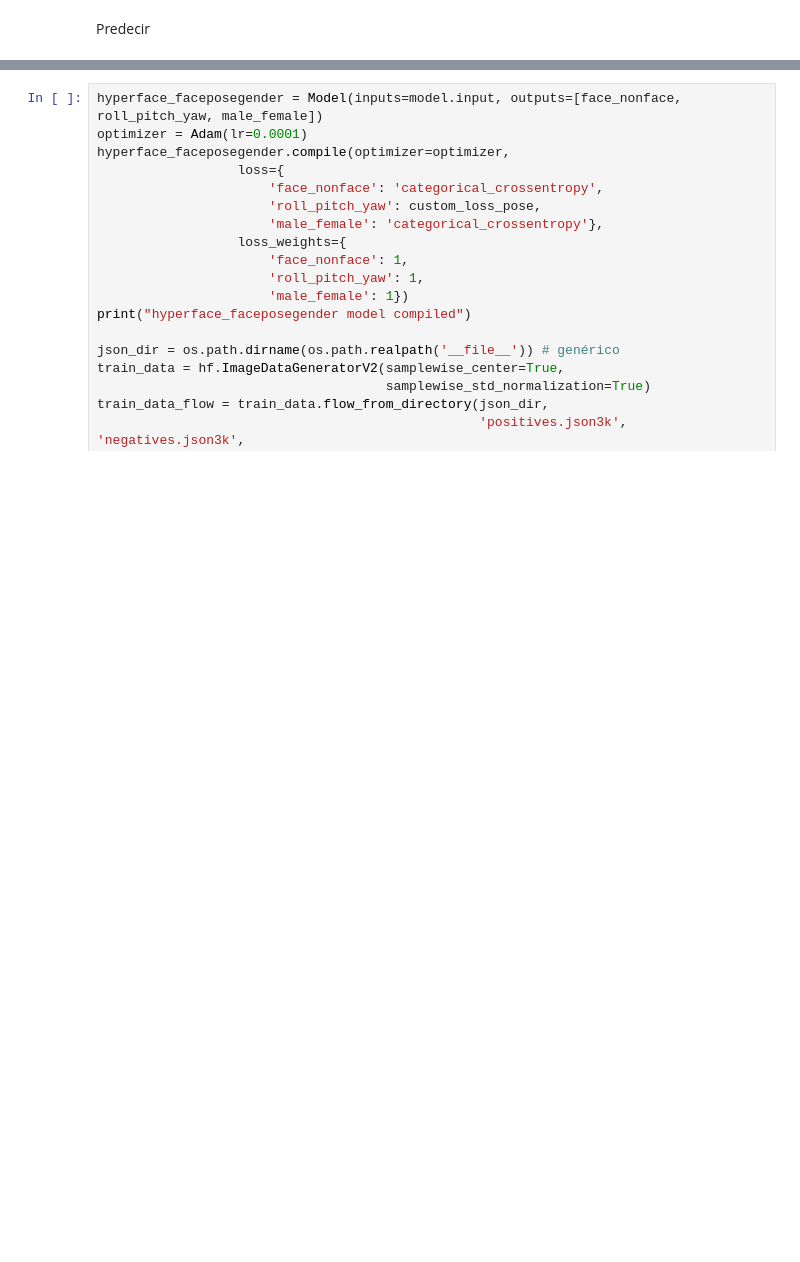
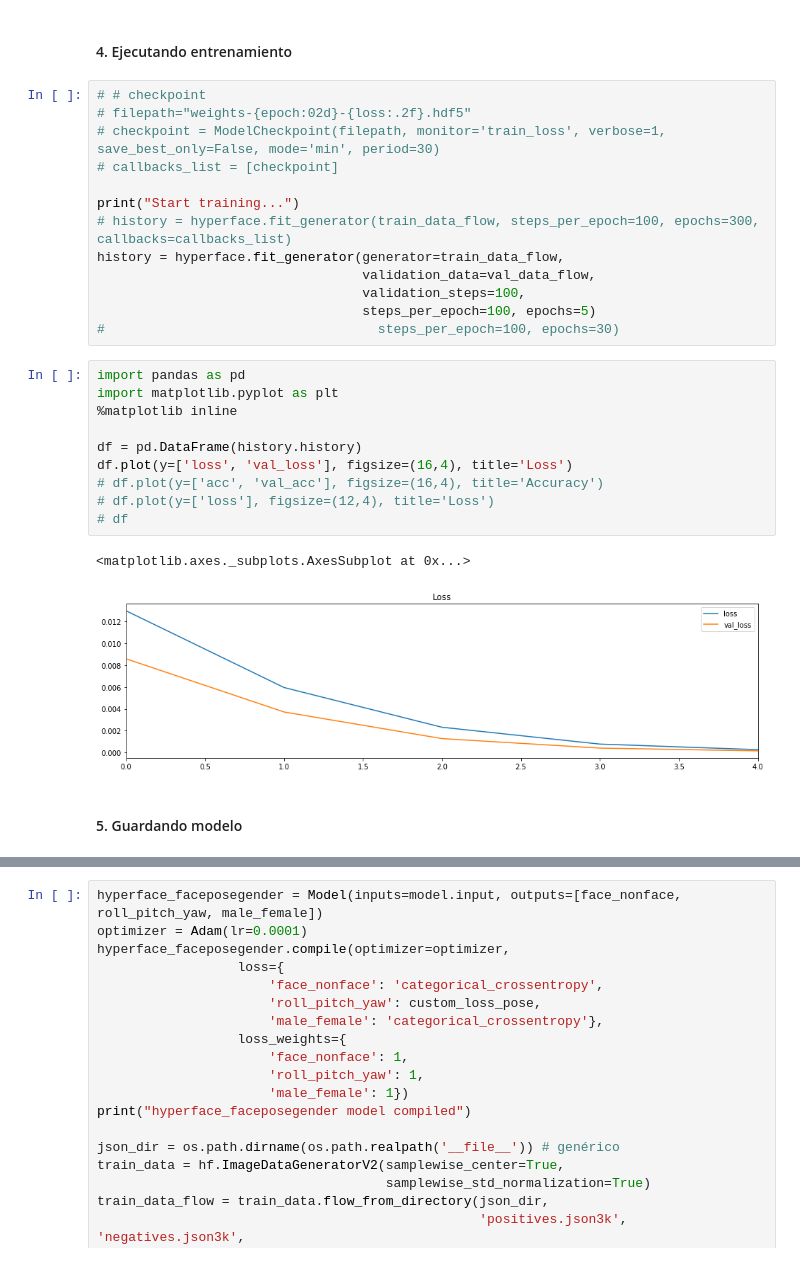
Before and after one commit to lmiguelmh/deep-learning, a Jupyter notebook: hyperface/training-hyperface-with-squeezenet.ipynb, the cells around one changed output, grey strips where cells are left out. Drawn from its saved outputs; the diff is of its cells as text; blank space fills up the shorter version.

```diff
--- a/hyperface/training-hyperface-with-squeezenet.ipynb
+++ b/hyperface/training-hyperface-with-squeezenet.ipynb
@@ -222,2 +262,30 @@ Epoch 25/25
-# %% [markdown]
-Predecir
+# %% [markdown]
+#### 4. Ejecutando entrenamiento
+# %%
+# # checkpoint
+# filepath="weights-{epoch:02d}-{loss:.2f}.hdf5"
+# checkpoint = ModelCheckpoint(filepath, monitor='train_loss', verbose=1, save_best_only=False, mode='min', period=30)
+# callbacks_list = [checkpoint]
+
+print("Start training...")
+# history = hyperface.fit_generator(train_data_flow, steps_per_epoch=100, epochs=300, callbacks=callbacks_list)
+history = hyperface.fit_generator(generator=train_data_flow,
+                                  validation_data=val_data_flow,
+                                  validation_steps=100,
+                                  steps_per_epoch=100, epochs=5)
+#                                   steps_per_epoch=100, epochs=30)
+# %%
+import pandas as pd
+import matplotlib.pyplot as plt
+%matplotlib inline
+
+df = pd.DataFrame(history.history)
+df.plot(y=['loss', 'val_loss'], figsize=(16,4), title='Loss')
+# df.plot(y=['acc', 'val_acc'], figsize=(16,4), title='Accuracy')
+# df.plot(y=['loss'], figsize=(12,4), title='Loss')
+# df
+# %% [output]
+<matplotlib.axes._subplots.AxesSubplot at 0x...>
+[figure, added]
+# %% [markdown]
+#### 5. Guardando modelo
```
Also changed, not shown: parts of 26 cells of this notebook.
